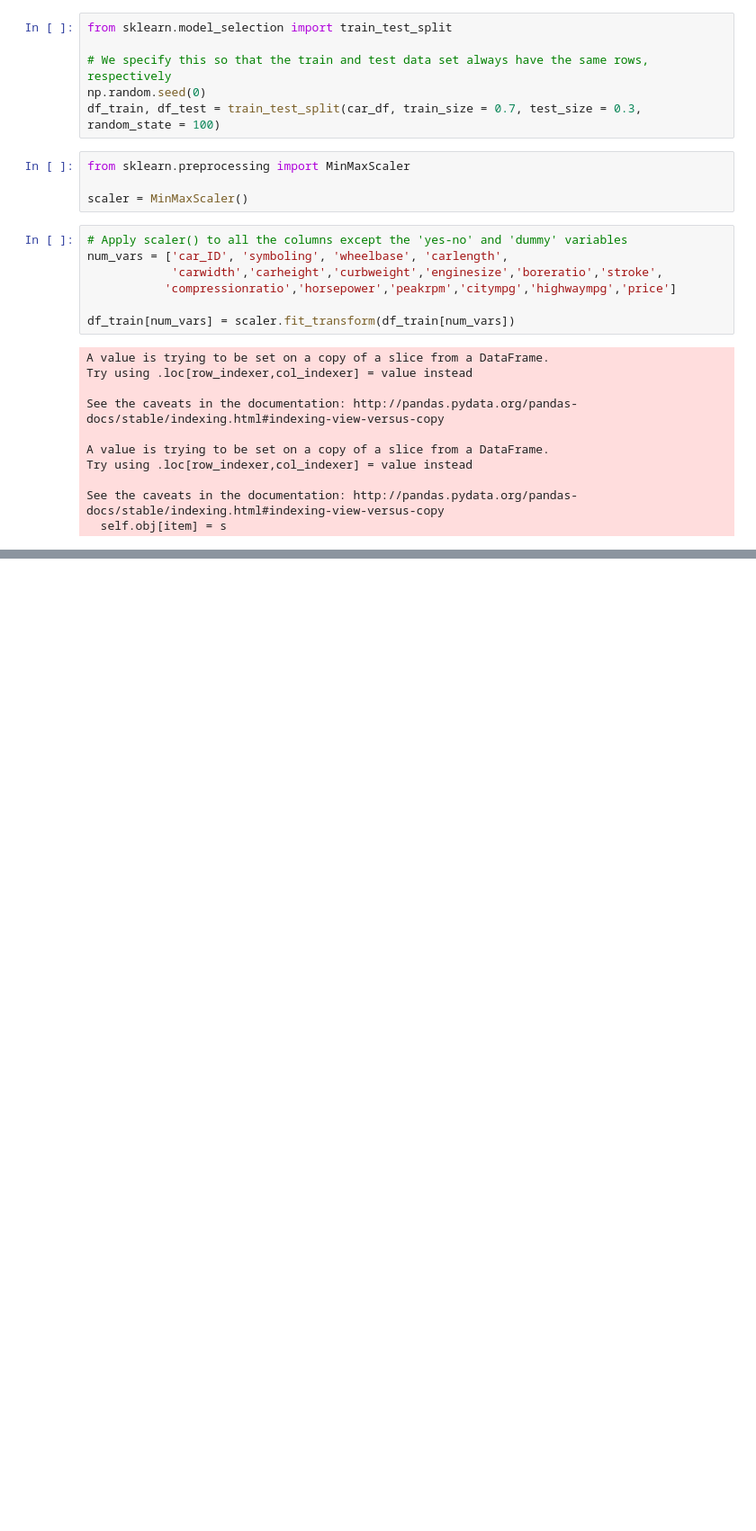
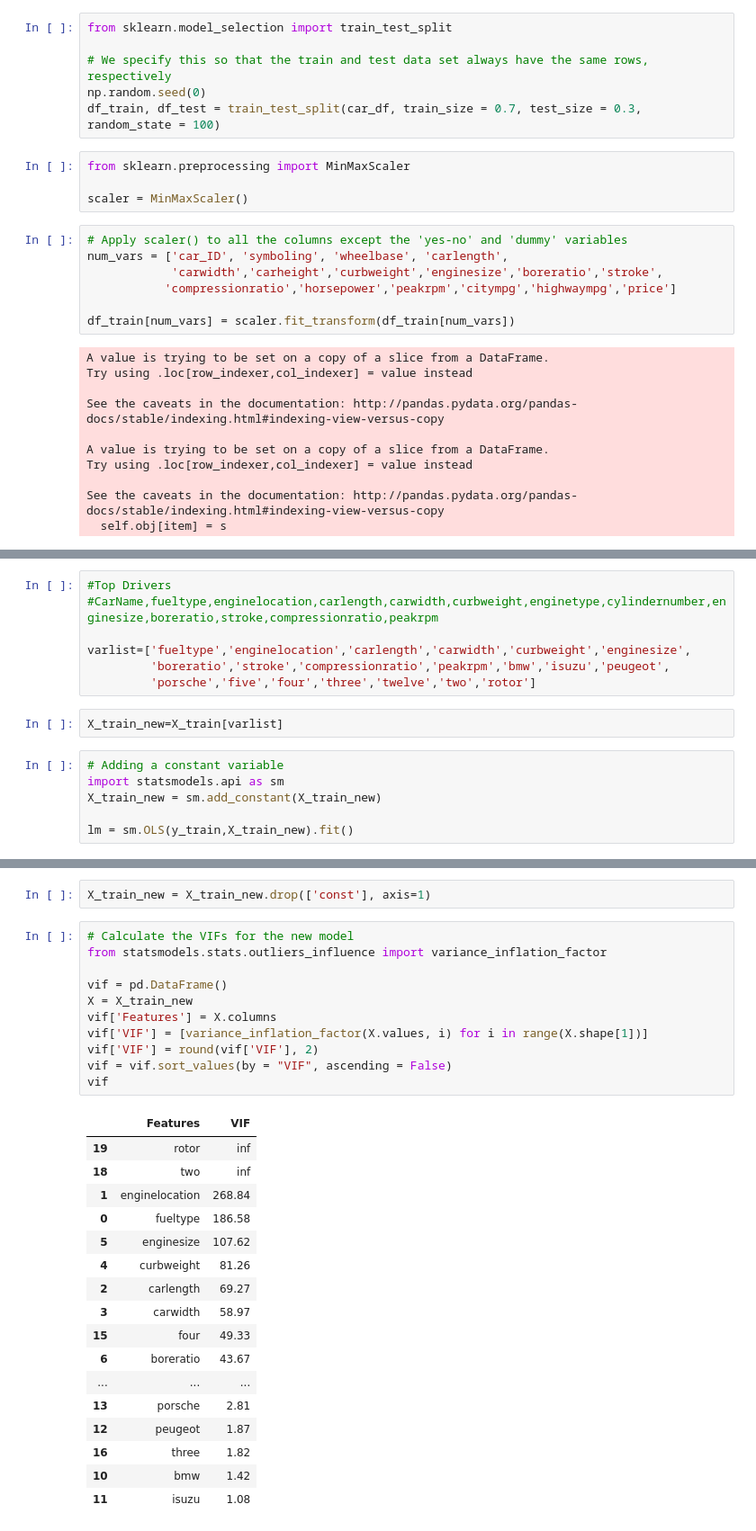
Before and after one commit to lokesh532/upgrad, a Jupyter notebook: assignment/assignment.ipynb, the cells around one changed output, grey strips where cells are left out. Shown: that part at 90% size. Saved outputs shown, nothing was run; the diff lists cells and outputs as text; blank space fills up the shorter version.

```diff
--- a/assignment/assignment.ipynb
+++ b/assignment/assignment.ipynb
@@ -113,0 +153,15 @@ plt.show()
+# %%
+#Top Drivers
+#CarName,fueltype,enginelocation,carlength,carwidth,curbweight,enginetype,cylindernumber,enginesize,boreratio,stroke,compressionratio,peakrpm
+
+varlist=['fueltype','enginelocation','carlength','carwidth','curbweight','enginesize',
+         'boreratio','stroke','compressionratio','peakrpm','bmw','isuzu','peugeot',
+         'porsche','five','four','three','twelve','two','rotor']
+# %%
+X_train_new=X_train[varlist]
+# %%
+# Adding a constant variable
+import statsmodels.api as sm
+X_train_new = sm.add_constant(X_train_new)
+
+lm = sm.OLS(y_train,X_train_new).fit()
@@ -113,0 +197,31 @@ plt.show()
+# %%
+X_train_new = X_train_new.drop(['const'], axis=1)
+# %%
+# Calculate the VIFs for the new model
+from statsmodels.stats.outliers_influence import variance_inflation_factor
+
+vif = pd.DataFrame()
+X = X_train_new
+vif['Features'] = X.columns
+vif['VIF'] = [variance_inflation_factor(X.values, i) for i in range(X.shape[1])]
+vif['VIF'] = round(vif['VIF'], 2)
+vif = vif.sort_values(by = "VIF", ascending = False)
+vif
+# %% [output]
+|  | Features | VIF |
+| 19 | rotor | inf |
+| 18 | two | inf |
+| 1 | enginelocation | 268.84 |
+| 0 | fueltype | 186.58 |
+| 5 | enginesize | 107.62 |
+| 4 | curbweight | 81.26 |
+| 2 | carlength | 69.27 |
+| 3 | carwidth | 58.97 |
+| 15 | four | 49.33 |
+| 6 | boreratio | 43.67 |
+| ... | ... | ... |
+| 13 | porsche | 2.81 |
+| 12 | peugeot | 1.87 |
+| 16 | three | 1.82 |
+| 10 | bmw | 1.42 |
+| 11 | isuzu | 1.08 |
```
Also changed, not shown: parts of 11 cells of this notebook.
